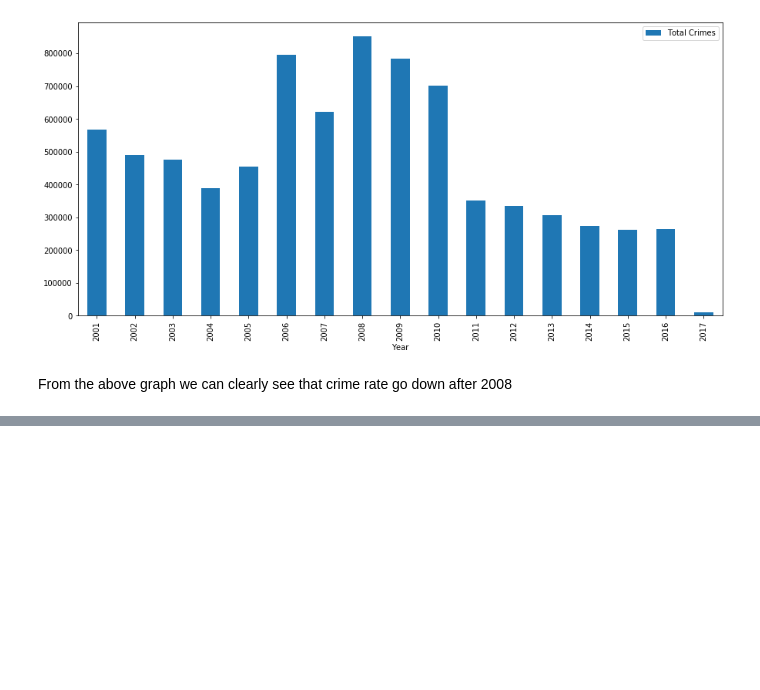
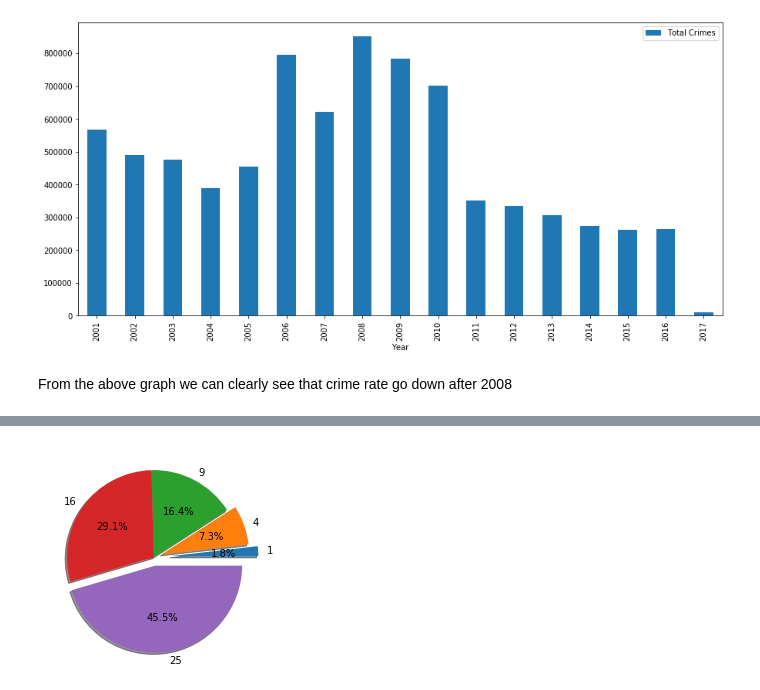
Before and after one commit to ABDULSABOOR1995/Exploratory-Data-Analysis-of-Chicago-Crime-data, a Jupyter notebook: Analysis of Chicago Crime Data.ipynb, the cells around one changed output, grey strips where cells are left out. Cells and saved outputs as stored; diff of their text form; code cells hidden in the pictures; blank space fills up the shorter version.

```diff
--- a/Analysis of Chicago Crime Data.ipynb
+++ b/Analysis of Chicago Crime Data.ipynb
@@ -385,0 +660,10 @@ From the above graph we can clearly see that crime rate go down after 2008
+# %%
+# Make pie chart of crime categories
+import matplotlib.pyplot as plt
+squares = [i*i for i in range(1, 6)]
+labels = ['1', '4', '9', '16', '25']
+explode = [0.2, 0.1, 0, 0, 0.1]
+plt.pie(squares, labels = labels, explode=explode, autopct='%1.1f%%', shadow = 'black')
+plt.show()
+# %% [output]
+[figure, added]
```
Also changed, not shown: parts of 42 cells of this notebook.
